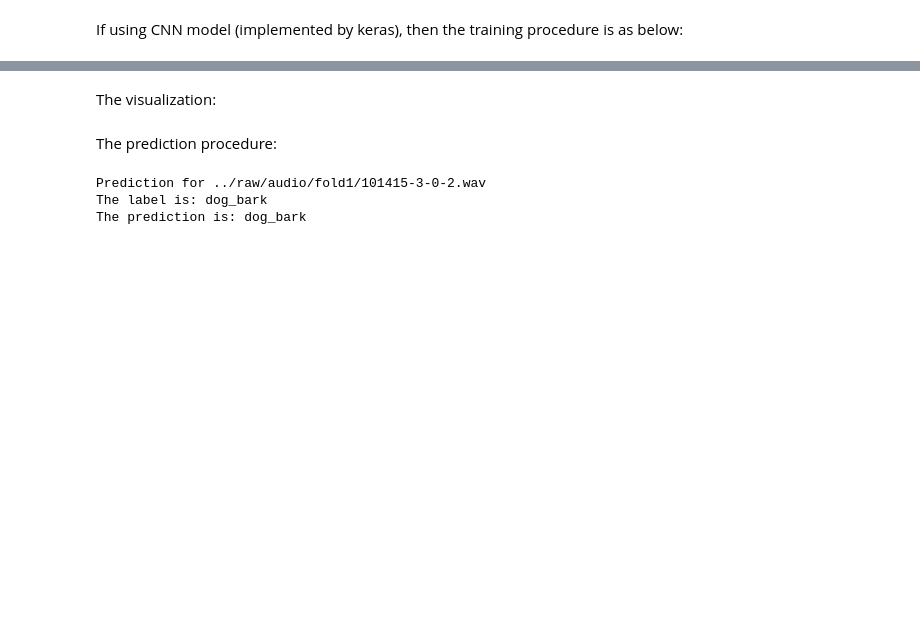
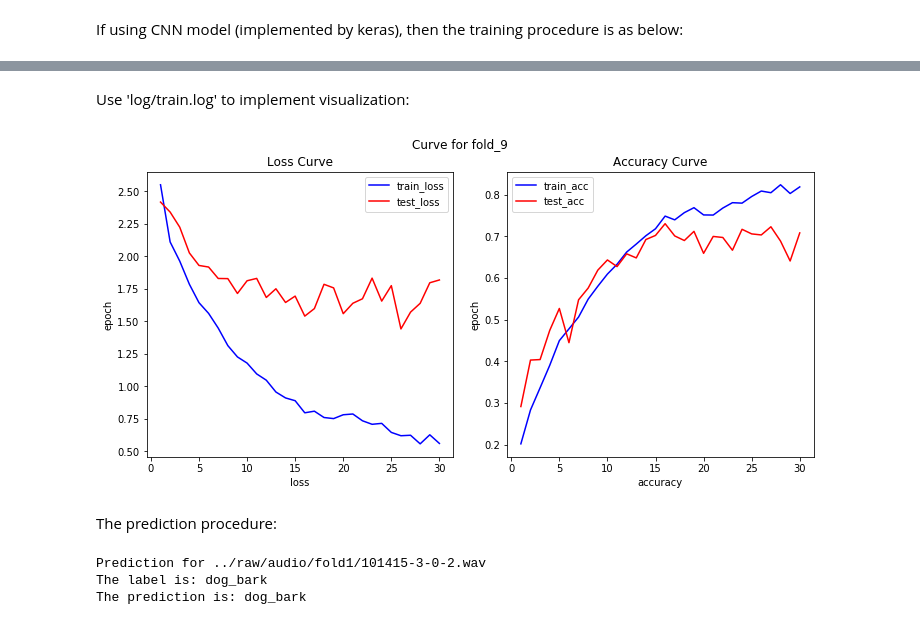
Before and after one commit to EsArtic/Sound_Classification, a Jupyter notebook: notebook/urban_sound_classification.ipynb, the cells around one changed output, grey strips where cells are left out. Drawn from its saved outputs; the diff is of its cells as text; code cells hidden in the pictures; blank space fills up the shorter version.

Commit message:
visualize

```diff
--- a/notebook/urban_sound_classification.ipynb
+++ b/notebook/urban_sound_classification.ipynb
@@ -98,7 +97,7 @@ import random
 import h5py
 
 DIST_TRAIN = '../data/extracted_data.hdf5'
-EPOCH = 30
+EPOCH = 12
 
 def load_data(path):
     data = []
@@ -228,2 +224,0 @@ KeyboardInterrupt:
-# %% [markdown]
-The visualization:
@@ -232,3 +225,73 @@ import matplotlib as plt
+# %% [markdown]
+Use 'log/train.log' to implement visualization:
+# %%
+import matplotlib.pyplot as plt
+
+SOURCE = '../log/train.log'
+FOLD = 9
+
+def extract_values(path):
+    log_file = open(path, 'r')
+    train = {}
+    test = {}
+
+    curr_train_loss = []
+    curr_train_acc = []
+    curr_test_loss = []
+    curr_test_acc = []
+    for line in log_file:
+        items = line.strip().split()
+        if len(items) == 17 and items[-2] == 'val_acc:':
+            curr_train_loss.append(float(items[7]))
+            curr_train_acc.append(float(items[10]))
+            curr_test_loss.append(float(items[13]))
+            curr_test_acc.append(float(items[16]))
+        elif len(items) == 4 and items[0] == 'Cross':
+            key = 'fold_' + items[-1]
+            train[key + '_loss'] = curr_train_loss
+            train[key + '_acc'] = curr_train_acc
+            test[key + '_loss'] = curr_test_loss
+            test[key + '_acc'] = curr_test_acc
+            curr_train_loss = []
+            curr_train_acc = []
+            curr_test_loss = []
+            curr_test_acc = []
+
+    log_file.close()
+    return train, test
+
+def main():
+    train, test = extract_values(SOURCE)
+    key = 'fold_' + str(FOLD)
+    train_loss = train[key + '_loss']
+    train_acc = train[key + '_acc']
+    test_loss = test[key + '_loss']
+    test_acc = test[key + '_acc']
+    epoch = [elem for elem in range(1, len(train_loss) + 1)]
+
+    fig, axs = plt.subplots(1, 2, figsize = (10, 5), constrained_layout = True)
+    fig.suptitle('Curve for ' + key)
+
+    axs[0].plot(epoch, train_loss, c = 'blue', label = 'train_loss')
+    axs[0].plot(epoch, test_loss, c = 'red', label = 'test_loss')
+    axs[0].set_title('Loss Curve')
+    axs[0].set_xlabel('loss')
+    axs[0].set_ylabel('epoch')
+    axs[0].legend()
+
+    axs[1].plot(epoch, train_acc, c = 'blue', label = 'train_acc')
+    axs[1].plot(epoch, test_acc, c = 'red', label = 'test_acc')
+    axs[1].set_title('Accuracy Curve')
+    axs[1].set_xlabel('accuracy')
+    axs[1].set_ylabel('epoch')
+    axs[1].legend()
+
+    plt.show()
+
+if __name__ == '__main__':
+    main()
+# %% [output]
+[figure, added]
 # %% [markdown]
 The prediction procedure:
 # %%
```
Also changed, not shown: parts of 3 cells of this notebook, 2 other files.
